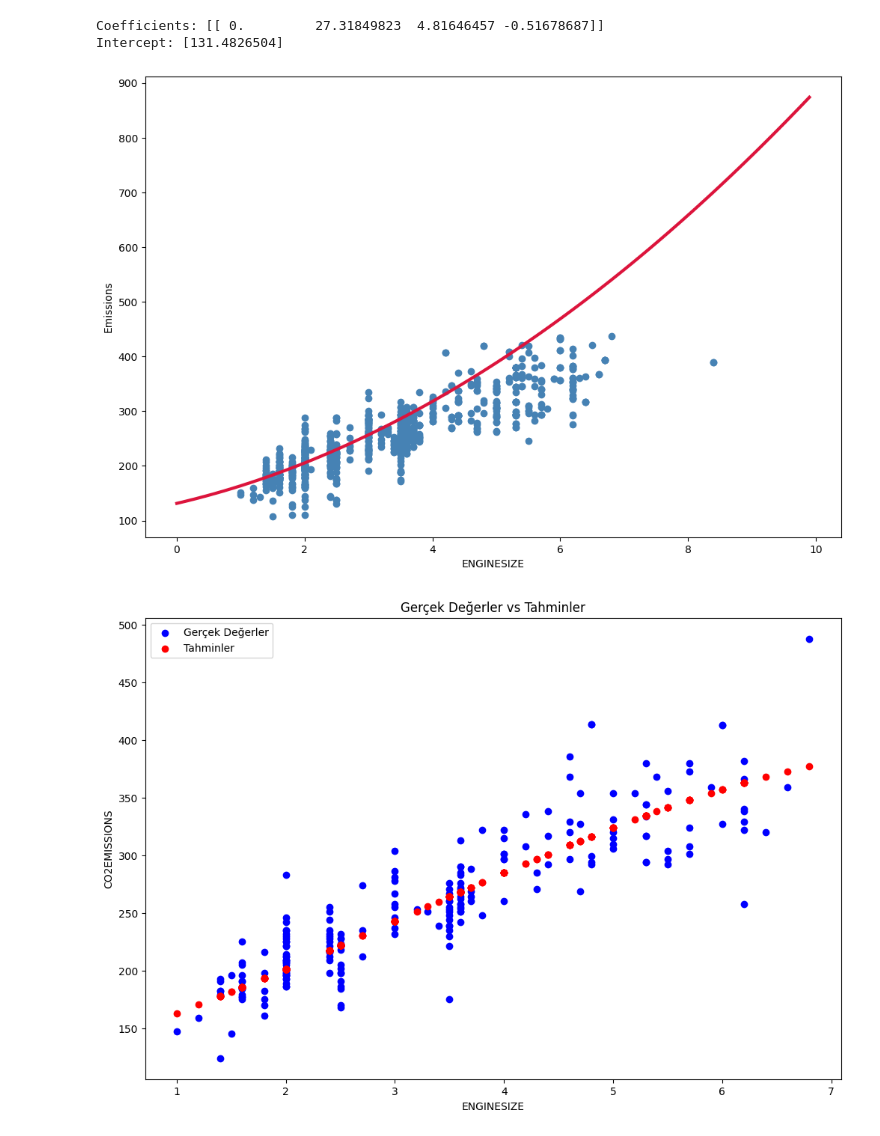
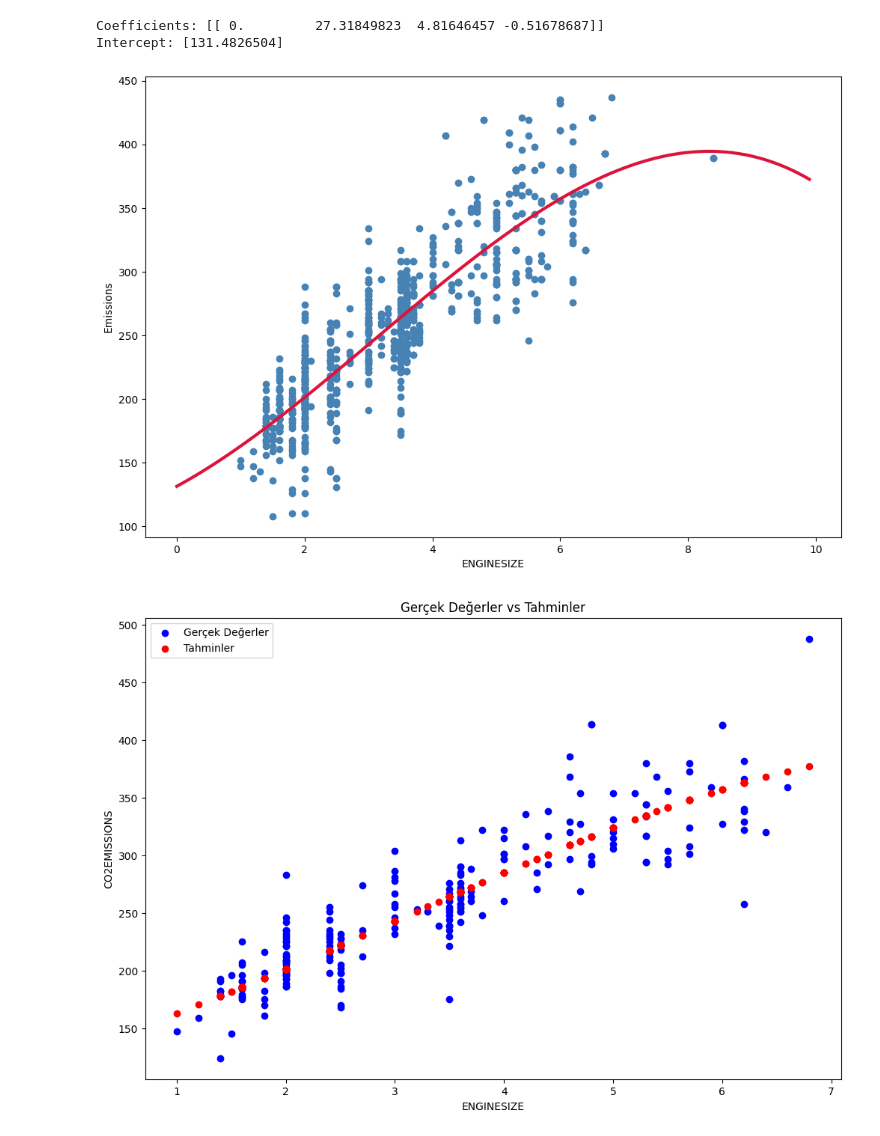
Before and after one commit to zekiye-kart/data-science, a Jupyter notebook: week-7/7-polynomial-regression.ipynb, the cells around one changed output. Drawn from its saved outputs; the diff is of its cells as text; code cells hidden in the pictures.

```diff
--- a/week-7/7-polynomial-regression.ipynb
+++ b/week-7/7-polynomial-regression.ipynb
@@ -181,13 +181,13 @@ Intercept: [131.4826504]
 # %%
 plt.scatter(train.ENGINESIZE, train.CO2EMISSIONS, color="steelblue")
 XX = np.arange(0.0, 10.0, 0.1)
-yy = model.intercept_[0] + model.coef_[0][1] * XX + model.coef_[0][2] * np.power(XX, 2)
+yy = model.intercept_[0] + model.coef_[0][1] * XX + model.coef_[0][2] * np.power(XX, 2) + model.coef_[0][3] * np.power(XX, 3)
 plt.plot(XX, yy, "crimson", linewidth=3)
 plt.xlabel("ENGINESIZE")
 plt.ylabel("Emissions")
 plt.show()
 # %% [output]
-[figure, old version]
+[figure, new version]
 # %%
 
 plt.scatter(test_x, test_y, color='blue', label='Gerçek Değerler')  # Gerçek değerler
```
